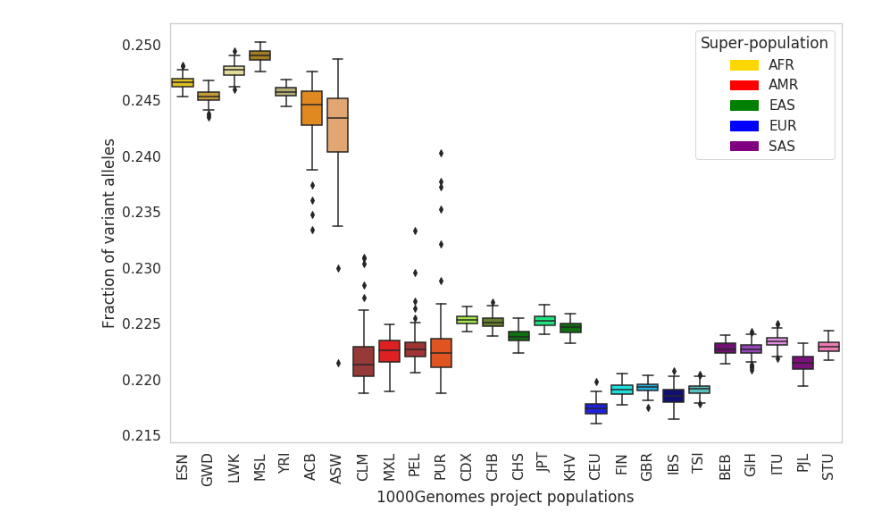
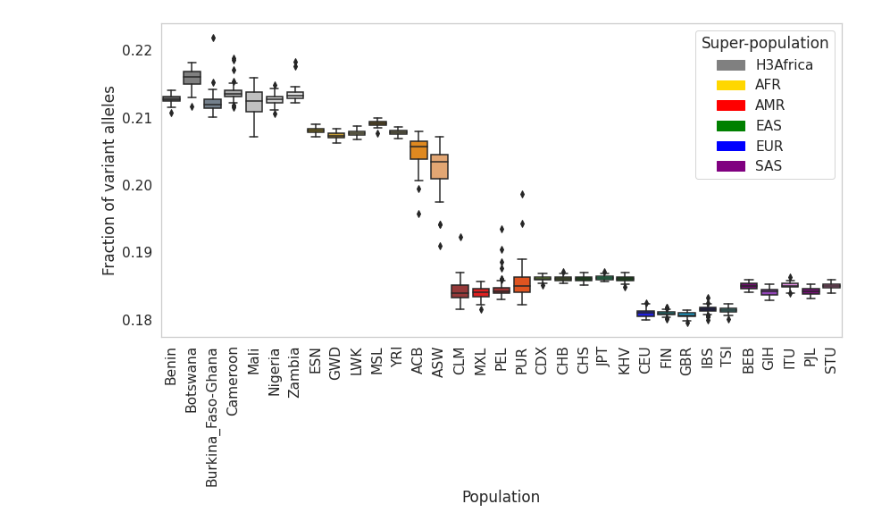
Before and after one commit to gymreklab/1000Genomes-TR-Analysis, a Jupyter notebook: stats/variants_per_pop.ipynb, the cells around one changed output. Saved outputs shown, nothing was run; the diff lists cells and outputs as text; code cells hidden in the pictures.

Commit message:
update addresses and divide to homo and non homo

```diff
--- a/stats/variants_per_pop.ipynb
+++ b/stats/variants_per_pop.ipynb
@@ -8,7 +8,7 @@ import seaborn as sns
 import matplotlib.patches as mpatches
 # %%
 POPS = [
-           "Benin", "Botswana", 'Burkina Faso-Ghana', 'Cameroon', 'Mali', 'Nigeria', 'Zambia', \
+           "Benin", "Botswana", 'Burkina_Faso-Ghana', 'Cameroon', 'Mali', 'Nigeria', 'Zambia', \
            "ESN", "GWD", "LWK", "MSL", "YRI", \
            "ACB", "ASW", \
            "CLM", "MXL", "PEL", "PUR", \
@@ -33,39 +33,56 @@ for pop in POPS:
             var_data_whole['non_ref'] = var_data_whole['non_ref'] + var_data_whole['non_ref_chr']
             var_data_whole = var_data_whole.drop(columns = ['ref_chr', 'non_ref_chr'])
         df[pop] = var_data_whole['non_ref'] / (var_data_whole['ref'] + var_data_whole['non_ref'])
+# %%
+df_homo = pd.DataFrame(columns = POPS)
+addr = "/expanse/projects/gymreklab/helia/ensembl/experiments/stats/files"
+for pop in POPS:
+    var_data_whole = pd.DataFrame(columns = ['Sample', 'ref', 'non_ref'])
+    for chromosome in range(1,23):
+        var_data = pd.read_csv(f"{addr}/{pop}_{chromosome}_homo.txt", delimiter="\t", header=None)
+        var_data.columns = ['Sample', 'ref_chr', 'non_ref_chr']
+        if len(var_data_whole) == 0:
+            var_data_whole = var_data.copy()
+            var_data_whole.columns = ['Sample', 'ref', 'non_ref']
+        else:
+            var_data_whole = pd.merge(var_data_whole,var_data, on = "Sample")
+            var_data_whole['ref'] = var_data_whole['ref'] + var_data_whole['ref_chr']
+            var_data_whole['non_ref'] = var_data_whole['non_ref'] + var_data_whole['non_ref_chr']
+            var_data_whole = var_data_whole.drop(columns = ['ref_chr', 'non_ref_chr'])
+        df_homo[pop] = var_data_whole['non_ref'] / (var_data_whole['ref'] + var_data_whole['non_ref'])
 # %%
 colors = ["dimgrey", 'gray', 'slategrey', 'darkgrey', 'silver', 'lightgray', 'gainsboro', \
           "gold", "goldenrod", "khaki", "darkgoldenrod","darkkhaki", \
           "darkorange", "sandybrown", \
           "brown","red","firebrick","orangered",\
           "greenyellow","olivedrab","green","springgreen","green",\
           "blue","aqua","deepskyblue","navy","mediumturquoise",\
           "purple","darkorchid","violet","darkmagenta","hotpink" ]
 
 
 color_dict = dict(zip(POPS, colors))
 sns.set(rc={'figure.figsize':(12,8)},font_scale = 1.4)
 sns.set_style("whitegrid", {'axes.grid' : False})
-ax = sns.boxplot(data=df, palette=color_dict)
+ax = sns.boxplot(data=df_homo, palette=color_dict)
 ax.set(xlabel='Population', ylabel='Fraction of variant alleles')
 
 
 popcolors = {}
 popcolors["H3Africa"] = "gray"
 popcolors["AFR"] = "gold"
 popcolors["AMR"] = "red"
 popcolors["EAS"] = "green"
 popcolors["EUR"] = "blue"
 popcolors["SAS"] = "purple"
 
 patches = []
 for pop in popcolors:
     patches.append(mpatches.Patch(color=popcolors[pop], label=pop))
 
 plt.legend(handles=patches,loc='upper right', title="Super-population")
 
 plt.xticks(rotation=90)
 plt.tight_layout()
-plt.savefig("variants.pdf", dpi=1200)
+plt.savefig("variants_with_homopolymer.pdf", dpi=1200)
 # %% [output]
-[figure, old version]
+[figure, new version]
```
Also changed, not shown: 2 other files.
